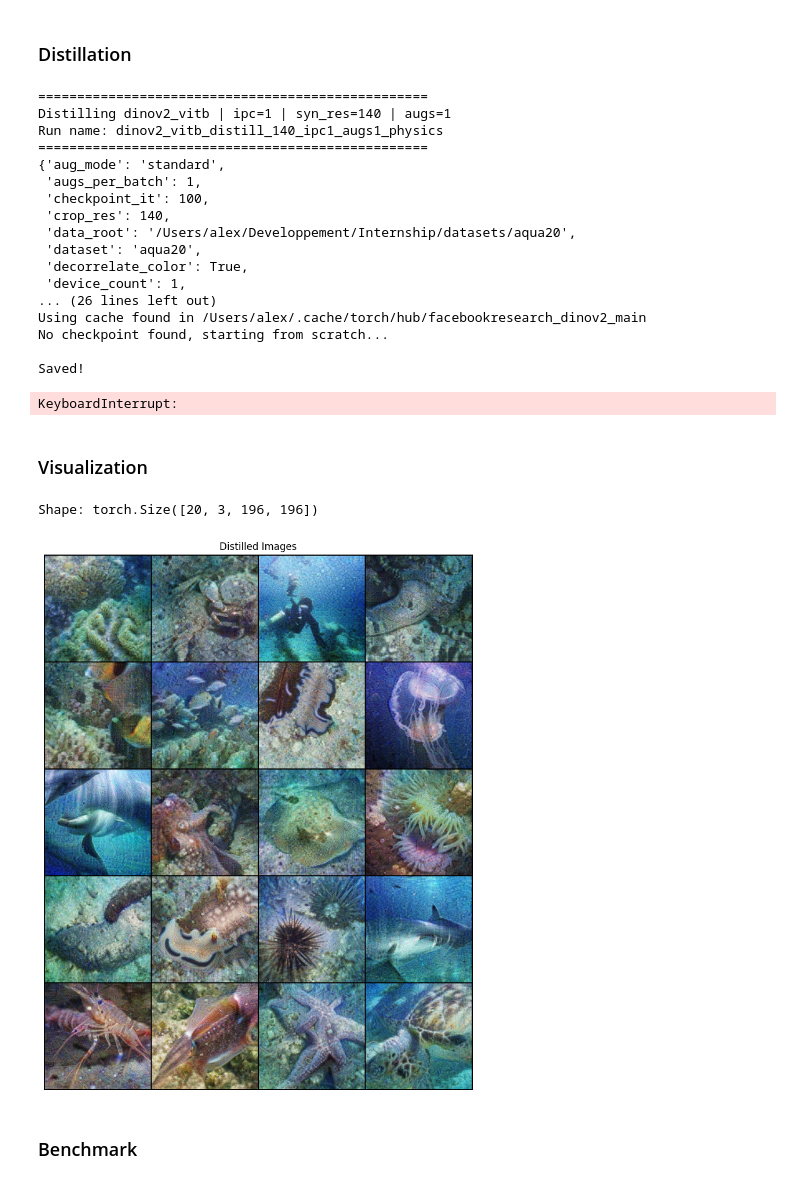
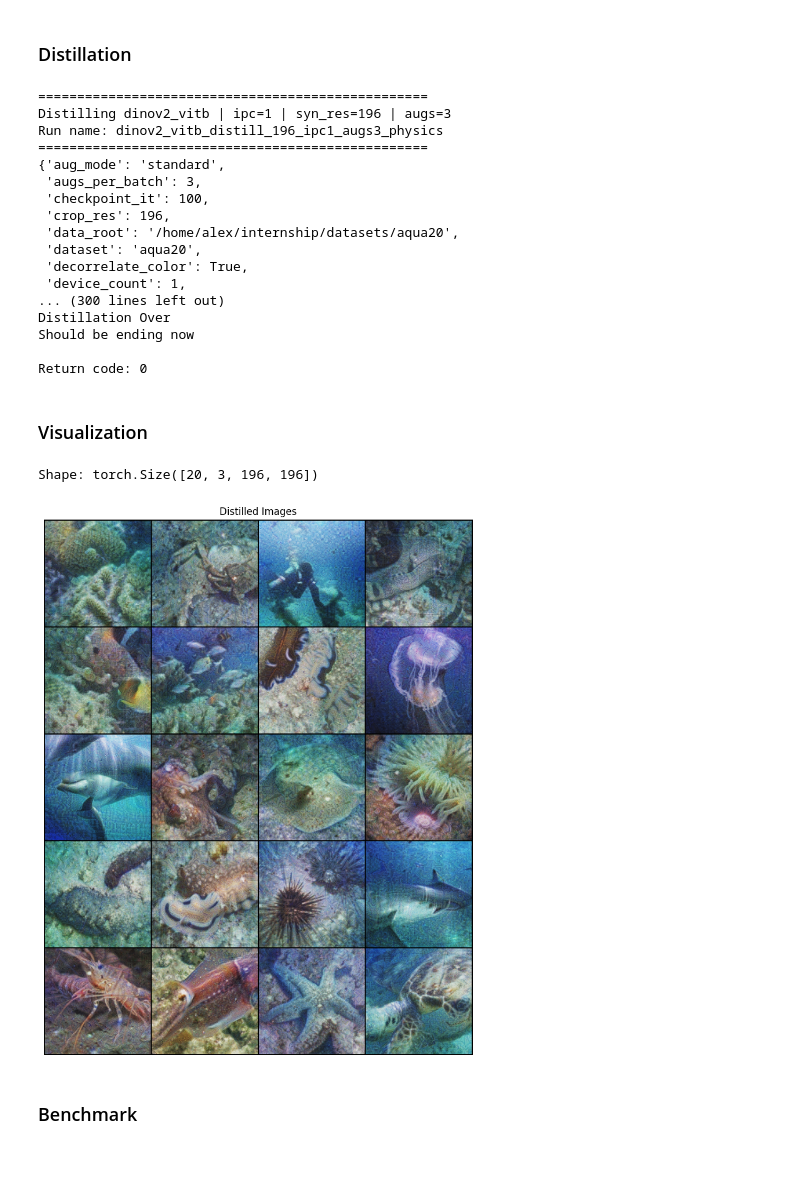
Before and after one commit to Alex-Delaveau/GradientDistillation, a Jupyter notebook: exp/aqua20_physics.ipynb, the cells around one changed output. Saved outputs shown, nothing was run; the diff lists cells and outputs as text; code cells hidden in the pictures.

```diff
--- a/exp/aqua20_physics.ipynb
+++ b/exp/aqua20_physics.ipynb
@@ -14,7 +14,5 @@ DISTILL_CONFIGS = {
 }
 # %%
-
-
 # Aplatir tous les runs à faire
 all_runs = [
     (model, cfg)
@@ -45,13 +43,13 @@ for model, config in tqdm(all_runs, desc="Distillation runs", unit="run"):
             f"--ipc={config['ipc']}",
             f"--run_name={run_name}",
             f"--data_root={DATASET_PATH}",
-            f"--distill_mode=physics"
+            f"--distill_mode=physics_pyramid"
         ],
         env=env,
         stdout=subprocess.PIPE,
         stderr=subprocess.STDOUT,
         text=True,
-        cwd="/Users/alex/Developpement/Internship/GradientDistillation"
+        cwd="/home/alex/internship/GradientDistillation"
     )
 
     for line in process.stdout:
@@ -61,44 +59,43 @@ for model, config in tqdm(all_runs, desc="Distillation runs", unit="run"):
     tqdm.write(f"\nReturn code: {process.returncode}")
 # %% [output]
 ==================================================
-Distilling dinov2_vitb | ipc=1 | syn_res=140 | augs=1
-Run name: dinov2_vitb_distill_140_ipc1_augs1_physics
+Distilling dinov2_vitb | ipc=1 | syn_res=196 | augs=3
+Run name: dinov2_vitb_distill_196_ipc1_augs3_physics
 ==================================================
 {'aug_mode': 'standard',
- 'augs_per_batch': 1,
+ 'augs_per_batch': 3,
  'checkpoint_it': 100,
- 'crop_res': 140,
- 'data_root': '/Users/alex/Developpement/Internship/datasets/aqua20',
+ 'crop_res': 196,
+ 'data_root': '/home/alex/internship/datasets/aqua20',
  'dataset': 'aqua20',
  'decorrelate_color': True,
  'device_count': 1,
-... (26 lines left out)
-Using cache found in /Users/alex/.cache/torch/hub/facebookresearch_dinov2_main
-No checkpoint found, starting from scratch...
+... (300 lines left out)
+Distillation Over
+Should be ending now
 
-Saved!
+Return code: 0
-KeyboardInterrupt:
 # %% [markdown]
 ### Visualization
 # %%
 import torch
 import matplotlib.pyplot as plt
 import torchvision.utils as vutils
 
 # Load
-run_name = "dinov2_vitb_distill_196_ipc1_augs3"
+run_name = "dinov2_vitb_distill_196_ipc1_augs3_physics"
 data = torch.load(f"/home/alex/internship/GradientDistillation/logged_files/distillation/aqua20/dinov2_vitb/{run_name}/data.pth", weights_only=False)
 
 images = data["images"]  # (N, C, H, W)
 print(f"Shape: {images.shape}")
 
 # Display grid
 grid = vutils.make_grid(images, nrow=4, padding=2)
 plt.figure(figsize=(12, 12))
 plt.imshow(grid.permute(1, 2, 0).cpu().numpy())
 plt.axis("off")
 plt.title("Distilled Images")
 plt.show()
 # %% [output]
 Shape: torch.Size([20, 3, 196, 196])
-[figure, old version]
+[figure, new version]
```
Also changed, not shown: parts of 6 cells of this notebook, 3 other files.
